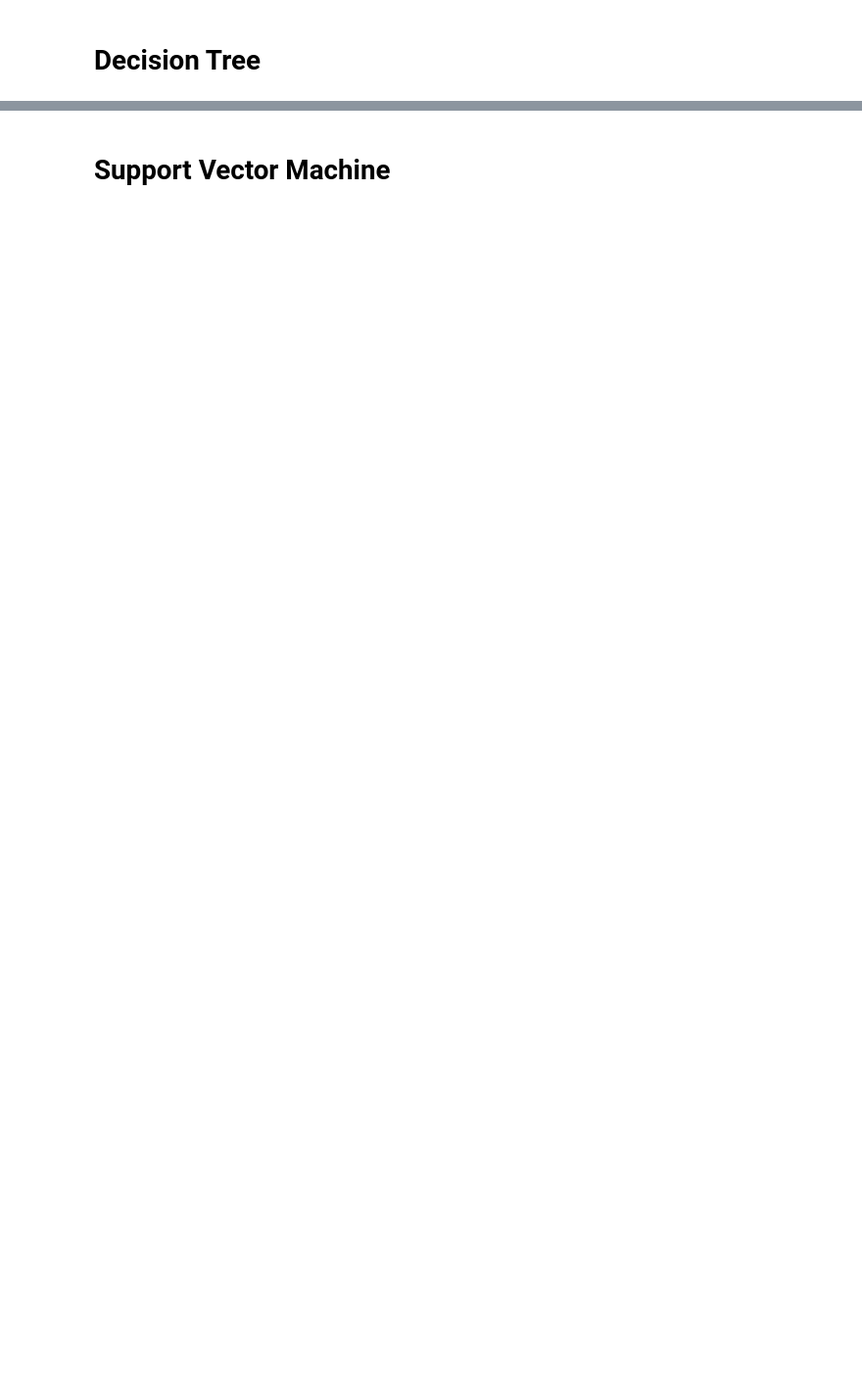
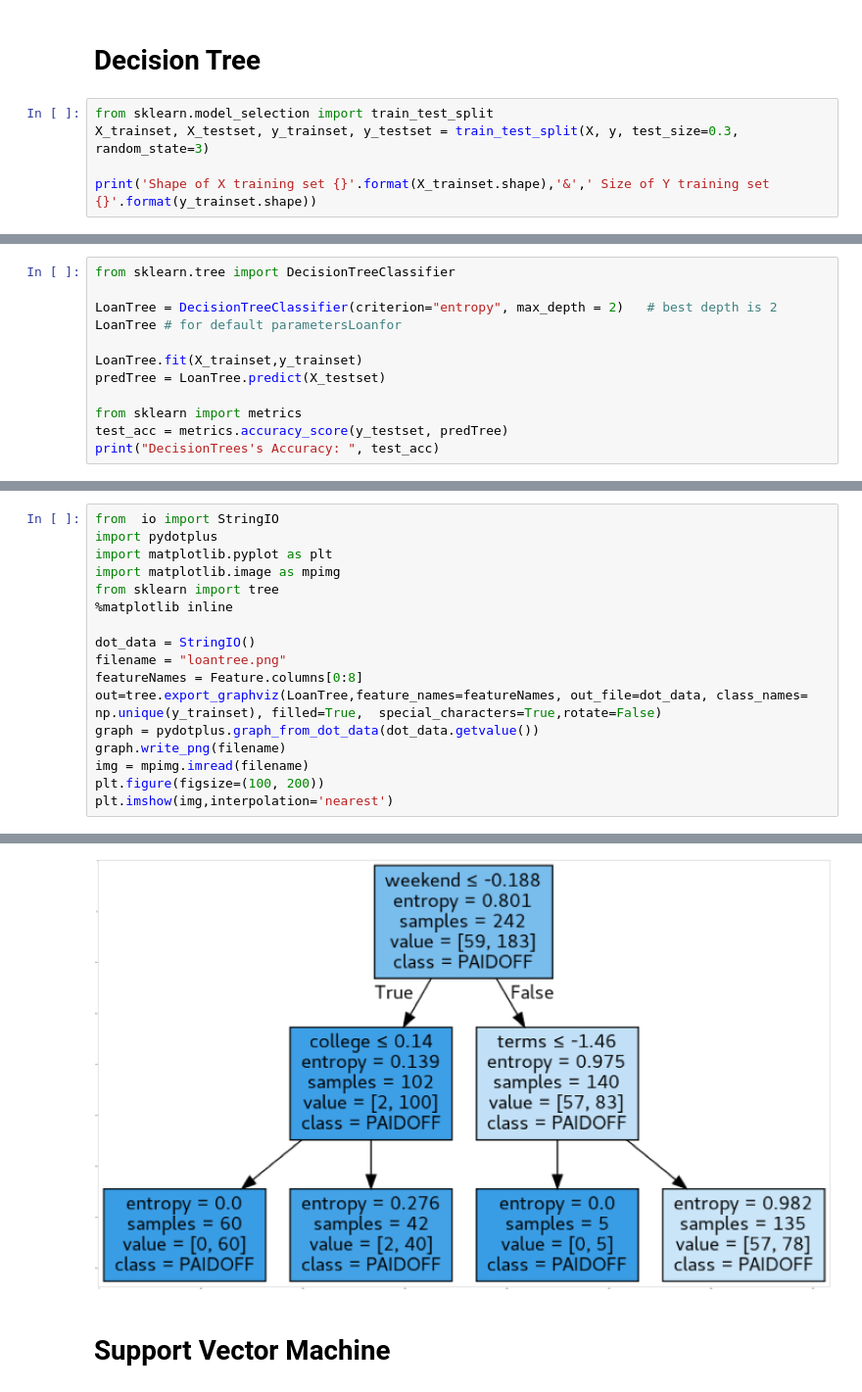
Before and after one commit to tjbwp-ml-personal-archives/IBM-AI_Engg-Capstone-Project, a Jupyter notebook: ML Project - Loan Pay.ipynb, the cells around one changed output, grey strips where cells are left out. Shown at 98% size. Drawn from its saved outputs; the diff is of its cells as text; blank space fills up the shorter version.

```diff
--- a/ML Project - Loan Pay.ipynb
+++ b/ML Project - Loan Pay.ipynb
@@ -225,2 +322,7 @@ Notice: You should find the best k to build the model with the best accuracy.\
 # %% [markdown]
 # Decision Tree
+# %%
+from sklearn.model_selection import train_test_split
+X_trainset, X_testset, y_trainset, y_testset = train_test_split(X, y, test_size=0.3, random_state=3)
+
+print('Shape of X training set {}'.format(X_trainset.shape),'&',' Size of Y training set {}'.format(y_trainset.shape))
@@ -226,0 +331,12 @@ Notice: You should find the best k to build the model with the best accuracy.\
+# %%
+from sklearn.tree import DecisionTreeClassifier
+
+LoanTree = DecisionTreeClassifier(criterion="entropy", max_depth = 2)   # best depth is 2
+LoanTree # for default parametersLoanfor
+
+LoanTree.fit(X_trainset,y_trainset)
+predTree = LoanTree.predict(X_testset)
+
+from sklearn import metrics
+test_acc = metrics.accuracy_score(y_testset, predTree)
+print("DecisionTrees's Accuracy: ", test_acc)
@@ -226,0 +349,18 @@ Notice: You should find the best k to build the model with the best accuracy.\
+# %%
+from  io import StringIO
+import pydotplus
+import matplotlib.pyplot as plt
+import matplotlib.image as mpimg
+from sklearn import tree
+%matplotlib inline
+
+dot_data = StringIO()
+filename = "loantree.png"
+featureNames = Feature.columns[0:8]
+out=tree.export_graphviz(LoanTree,feature_names=featureNames, out_file=dot_data, class_names= np.unique(y_trainset), filled=True,  special_characters=True,rotate=False)
+graph = pydotplus.graph_from_dot_data(dot_data.getvalue())
+graph.write_png(filename)
+img = mpimg.imread(filename)
+plt.figure(figsize=(100, 200))
+plt.imshow(img,interpolation='nearest')
+# %% [output]
@@ -227,2 +368,3 @@ Notice: You should find the best k to build the model with the best accuracy.\
+[figure, added]
 # %% [markdown]
 # Support Vector Machine
```
Also changed, not shown: parts of 32 cells of this notebook.
